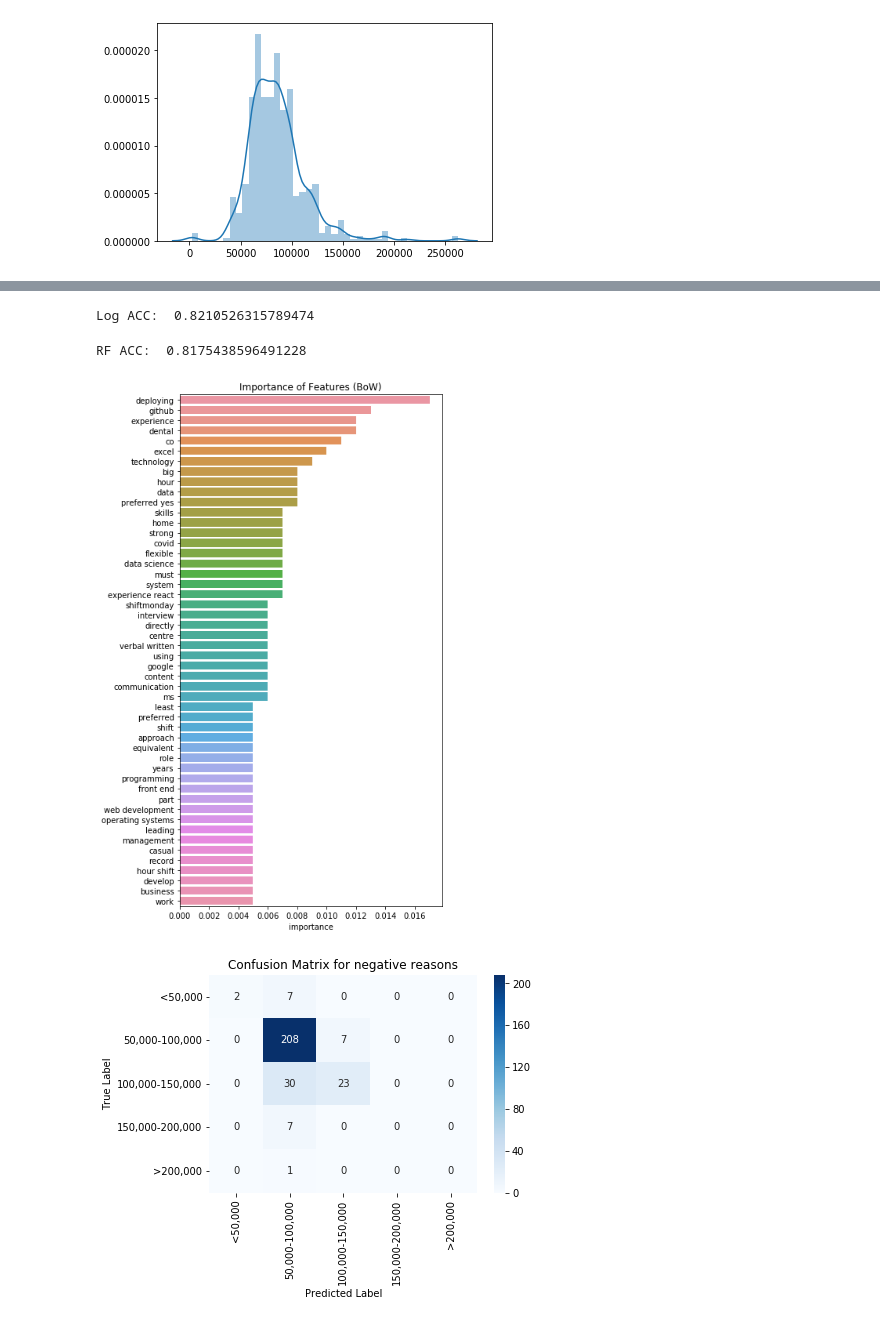
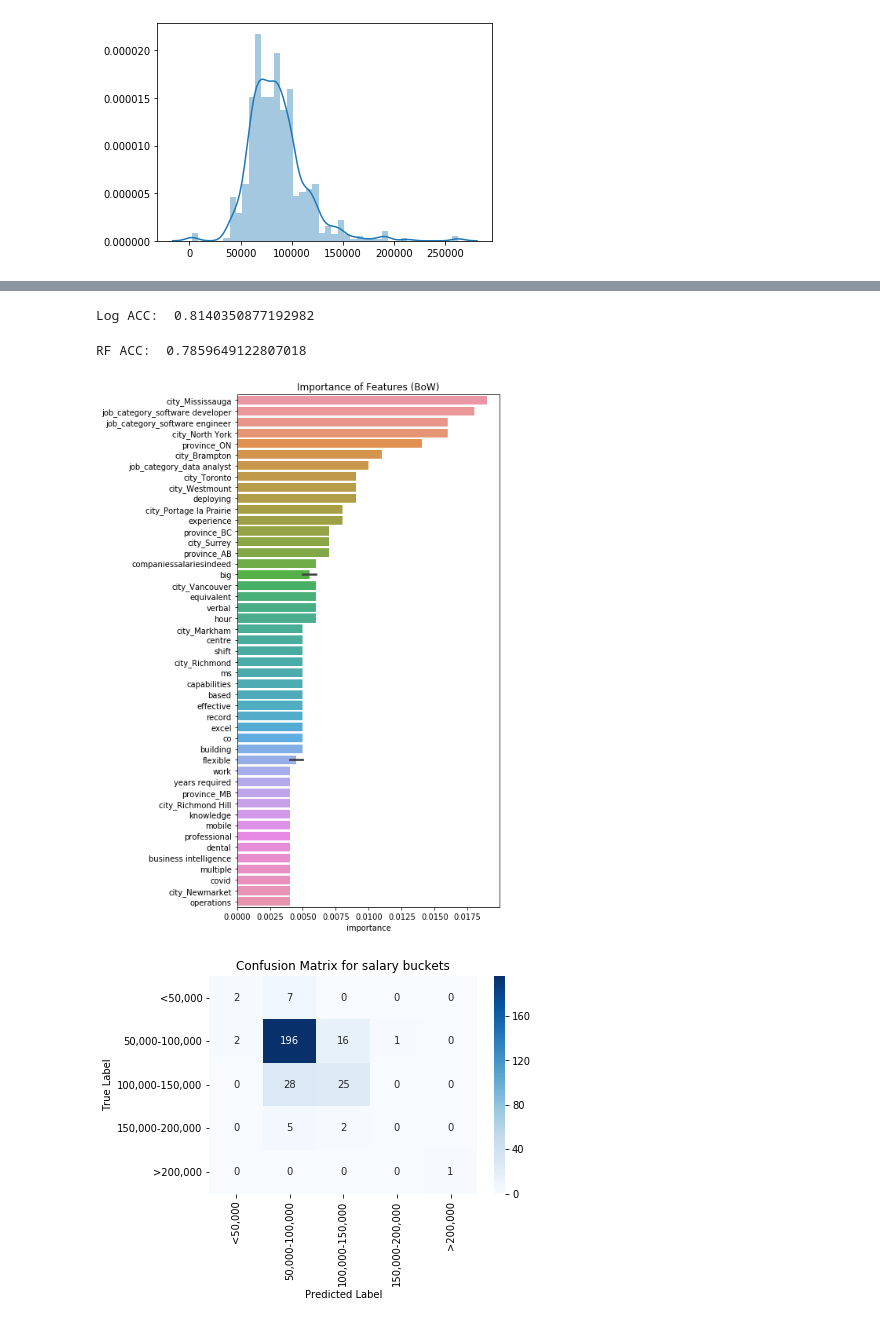
Before and after one commit to Hsieh-Cheng-Han/STA2453_Project1, a Jupyter notebook: models.ipynb, the cells around one changed output, grey strips where cells are left out. Saved outputs shown, nothing was run; the diff lists cells and outputs as text; code cells hidden in the pictures.

Commit message:
add bag of words method

```diff
--- a/models.ipynb
+++ b/models.ipynb
@@ -48,12 +52,17 @@ data['salary_buckets'] = data['salary'].apply(lambda x: salary_bucket(x))
 # %%
 # drop useless columns
-data = clean_location(data)
-full_data = clean_requirements(data)
 mod_data = full_data.drop(columns=['job_title', 'company_name', 'requirements', 'industry', 'requirements_cleaned'])
-mod_data = mod_data.drop(columns=['job_category', 'city', 'province'])
-# mod_data = pd.get_dummies(data=mod_data, columns=['job_category','city', 'province'])
+mod_data = pd.get_dummies(data=mod_data, columns=['job_category','city', 'province'])
+mod_data =mod_data.drop(columns=['salary', 'salary_buckets'])
+# %%
+# extract features
+bigram_vectorizer = CountVectorizer(ngram_range=(1, 2), max_features=1000)
+corpus = full_data['requirements_cleaned'].values
+bigram = bigram_vectorizer.fit_transform(corpus)
+feature_names = bigram_vectorizer.get_feature_names()
+words_df = pd.DataFrame(bigram.toarray(), columns=feature_names)
 # %%
 # split the data
-X = mod_data.drop(columns=['salary', 'salary_buckets'])
+X = pd.concat([mod_data, words_df], axis=1)
 Y = full_data['salary_buckets']
 xtrain, xtest, ytrain, ytest = train_test_split(X, Y, random_state=20, test_size=0.3)
@@ -64,7 +89,7 @@ mod_log = mod_log.fit(xtrain, ytrain)
 log_acc = accuracy_score(ytest, mod_log.predict(xtest))
 print("Log ACC: ", log_acc)
 # %% [output]
-Log ACC:  0.8210526315789474
+Log ACC:  0.8140350877192982
 # %%
 # random forest
 mod_rf = RandomForestClassifier(random_state=33)
@@ -72,7 +97,7 @@ mod_rf = mod_rf.fit(xtrain, ytrain)
 rf_acc = accuracy_score(ytest, mod_rf.predict(xtest))
 print("RF ACC: ", rf_acc)
 # %% [output]
-RF ACC:  0.8175438596491228
+RF ACC:  0.7859649122807018
 # %%
 # visualize feature importance based on bag of wrods
 # create feature importance data frame
@@ -86,18 +111,18 @@ sns.barplot(x=np.round(df.importance, 3)[0:50], y=df.index[0:50])
 plt.title("Importance of Features (BoW)")
 plt.show()
 # %% [output]
-[figure, old version]
+[figure, new version]
 # %%
 # bulid a confusion matrix
 cm = confusion_matrix(ytest, mod_rf.predict(xtest),
                       labels=['<50,000', '50,000-100,000', '100,000-150,000', '150,000-200,000', '>200,000'])
 # plot the confusion matrix
 sns.heatmap(cm, annot=True, cmap='Blues', fmt='d',
             xticklabels=['<50,000', '50,000-100,000', '100,000-150,000', '150,000-200,000', '>200,000'],
             yticklabels=['<50,000', '50,000-100,000', '100,000-150,000', '150,000-200,000', '>200,000'])
 plt.xlabel("Predicted Label")
 plt.ylabel("True Label")
-plt.title("Confusion Matrix for negative reasons")
+plt.title("Confusion Matrix for salary buckets")
 plt.show()
 # %% [output]
-[figure, old version]
+[figure, new version]
```
Also changed, not shown: parts of 9 cells of this notebook.
